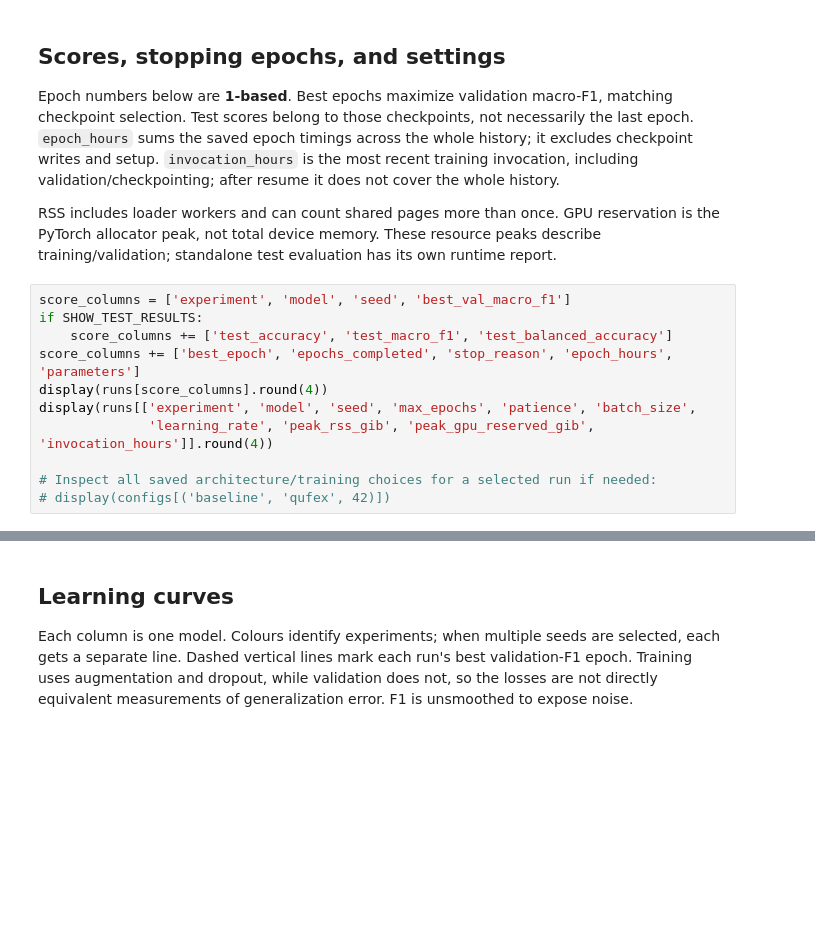
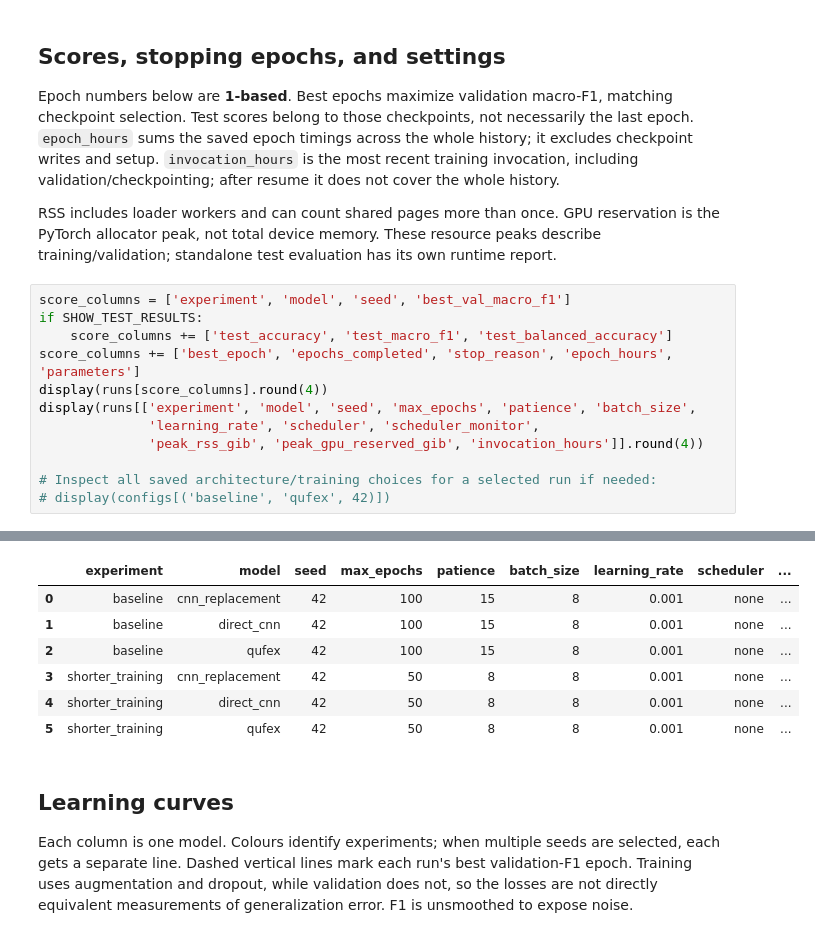
Before and after one commit to ISSA-QMLA/qufex-images-classification, a Jupyter notebook: notebooks/03-results-analysis.ipynb, the cells around one changed output, grey strips where cells are left out. Cells and saved outputs as stored; diff of their text form; blank space fills up the shorter version.

```diff
--- a/notebooks/03-results-analysis.ipynb
+++ b/notebooks/03-results-analysis.ipynb
@@ -175,7 +180,9 @@ if SHOW_TEST_RESULTS:
 score_columns += ['best_epoch', 'epochs_completed', 'stop_reason', 'epoch_hours', 'parameters']
 display(runs[score_columns].round(4))
 display(runs[['experiment', 'model', 'seed', 'max_epochs', 'patience', 'batch_size',
-              'learning_rate', 'peak_rss_gib', 'peak_gpu_reserved_gib', 'invocation_hours']].round(4))
+              'learning_rate', 'scheduler', 'scheduler_monitor',
+              'peak_rss_gib', 'peak_gpu_reserved_gib', 'invocation_hours']].round(4))
 
 # Inspect all saved architecture/training choices for a selected run if needed:
 # display(configs[('baseline', 'qufex', 42)])
+# %% [output]
@@ -182,3 +196,10 @@ display(runs[['experiment', 'model', 'seed', 'max_epochs', 'patience', 'batch_si
+|  | experiment | model | seed | max_epochs | patience | batch_size | learning_rate | scheduler | ... |
+| 0 | baseline | cnn_replacement | 42 | 100 | 15 | 8 | 0.001 | none | ... |
+| 1 | baseline | direct_cnn | 42 | 100 | 15 | 8 | 0.001 | none | ... |
+| 2 | baseline | qufex | 42 | 100 | 15 | 8 | 0.001 | none | ... |
+| 3 | shorter_training | cnn_replacement | 42 | 50 | 8 | 8 | 0.001 | none | ... |
+| 4 | shorter_training | direct_cnn | 42 | 50 | 8 | 8 | 0.001 | none | ... |
+| 5 | shorter_training | qufex | 42 | 50 | 8 | 8 | 0.001 | none | ... |
 # %% [markdown]
 ## Learning curves
 
```
Also changed, not shown: parts of 12 cells of this notebook, 1 other file.
